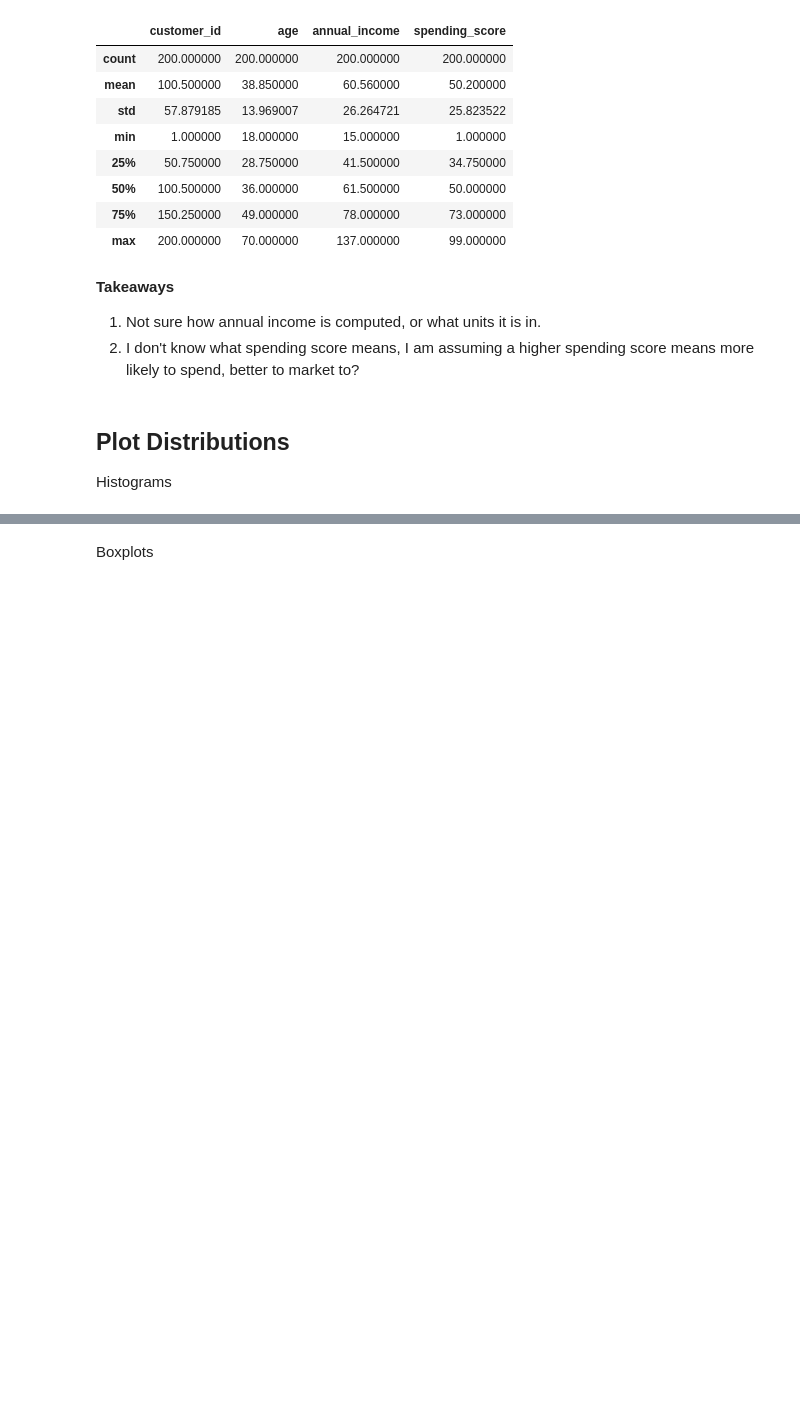
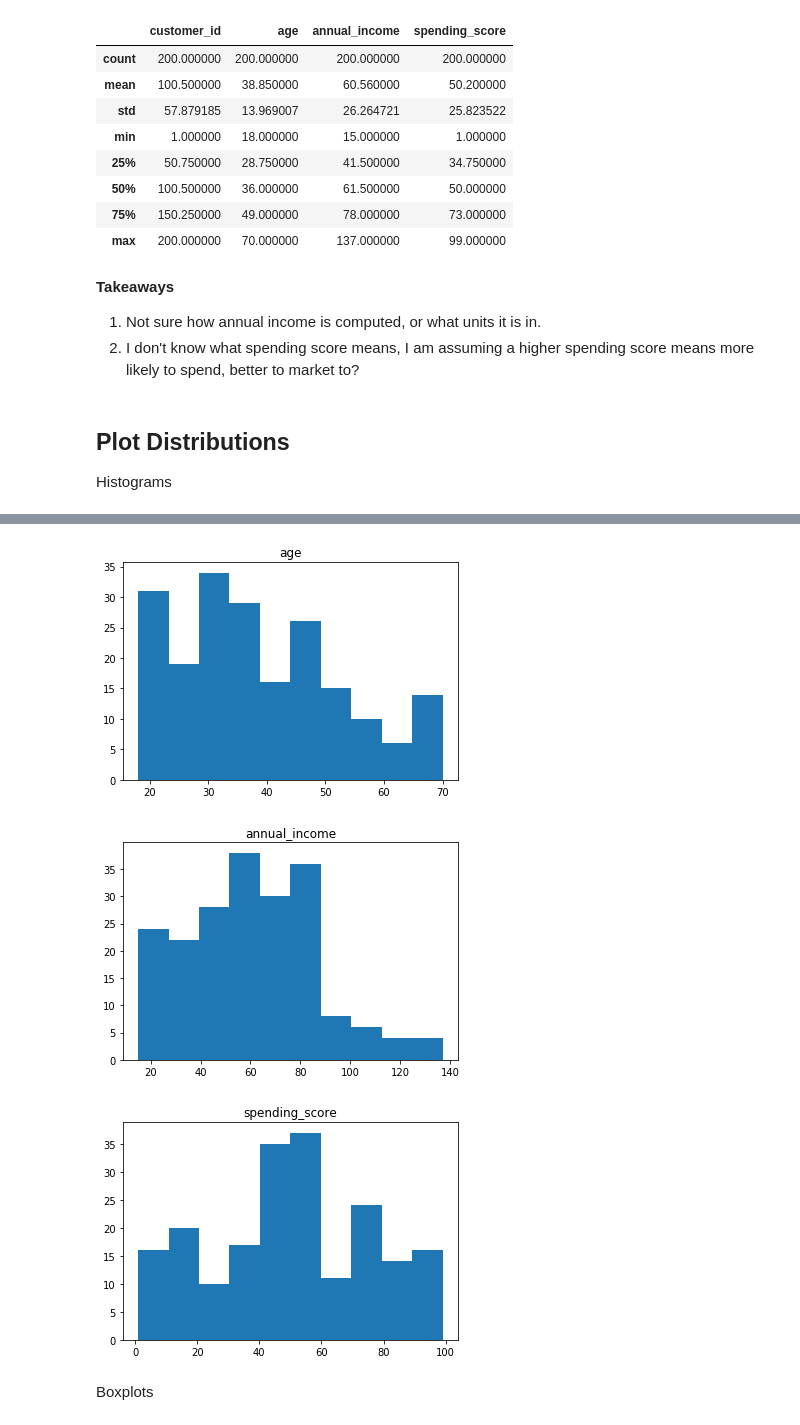
Before and after one commit to gilbert-noriega-ii/regression-exercises, a Jupyter notebook: wrangle.ipynb, the cells around one changed output, grey strips where cells are left out. Saved outputs shown, nothing was run; the diff lists cells and outputs as text; code cells hidden in the pictures; blank space fills up the shorter version.

```diff
--- a/wrangle.ipynb
+++ b/wrangle.ipynb
@@ -77,7 +80,11 @@ df.columns
 # %%
 for col in ['age', 'annual_income', 'spending_score']:
-    plt.hist(df.[col])
+    plt.hist(df[col])
     plt.title(col)
     plt.show()
+# %% [output]
+[figure, added]
+[figure, added]
+[figure, added]
 # %% [markdown]
 Boxplots
```
Also changed, not shown: parts of 15 cells of this notebook.
